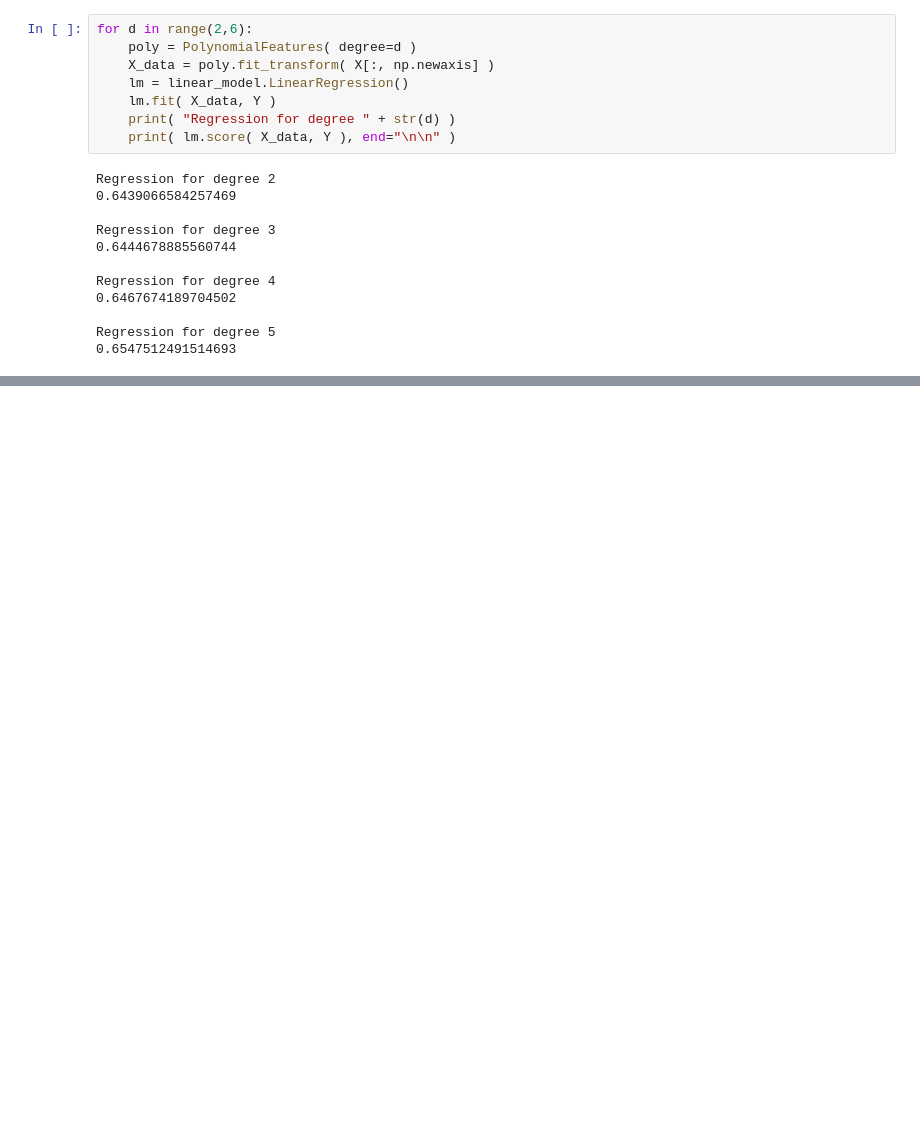
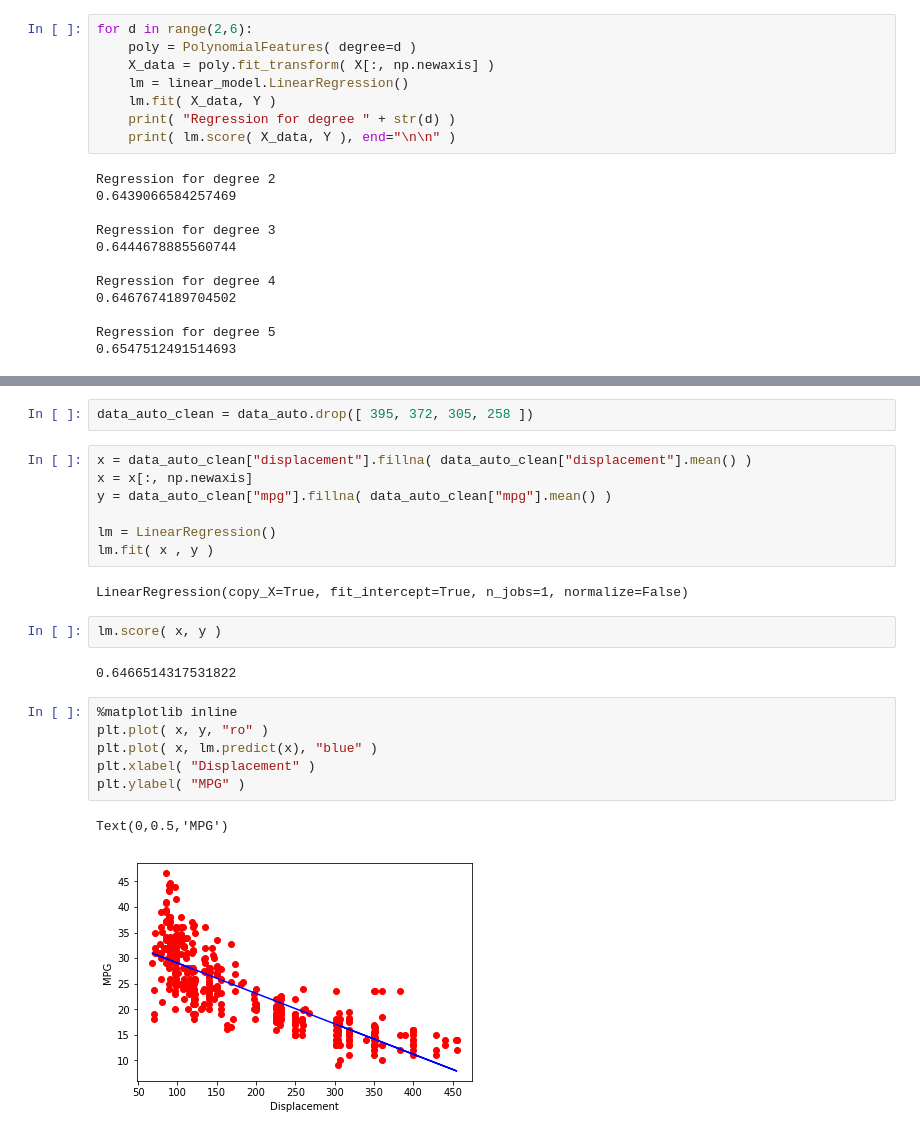
Before and after one commit to jasalazar/machine_learning_1, a Jupyter notebook: notebooks/Example_12 - Linear Regression Problems.ipynb, the cells around one changed output, grey strips where cells are left out. Saved outputs shown, nothing was run; the diff lists cells and outputs as text; blank space fills up the shorter version.

```diff
--- a/notebooks/Example_12 - Linear Regression Problems.ipynb
+++ b/notebooks/Example_12 - Linear Regression Problems.ipynb
@@ -375,0 +418,24 @@ Regression for degree 5
+# %%
+data_auto_clean = data_auto.drop([ 395, 372, 305, 258 ])
+# %%
+x = data_auto_clean["displacement"].fillna( data_auto_clean["displacement"].mean() )
+x = x[:, np.newaxis]
+y = data_auto_clean["mpg"].fillna( data_auto_clean["mpg"].mean() )
+
+lm = LinearRegression()
+lm.fit( x , y )
+# %% [output]
+LinearRegression(copy_X=True, fit_intercept=True, n_jobs=1, normalize=False)
+# %%
+lm.score( x, y )
+# %% [output]
+0.6466514317531822
+# %%
+%matplotlib inline
+plt.plot( x, y, "ro" )
+plt.plot( x, lm.predict(x), "blue" )
+plt.xlabel( "Displacement" )
+plt.ylabel( "MPG" )
+# %% [output]
+Text(0,0.5,'MPG')
+[figure, added]
```
Also changed, not shown: parts of 8 cells of this notebook.
